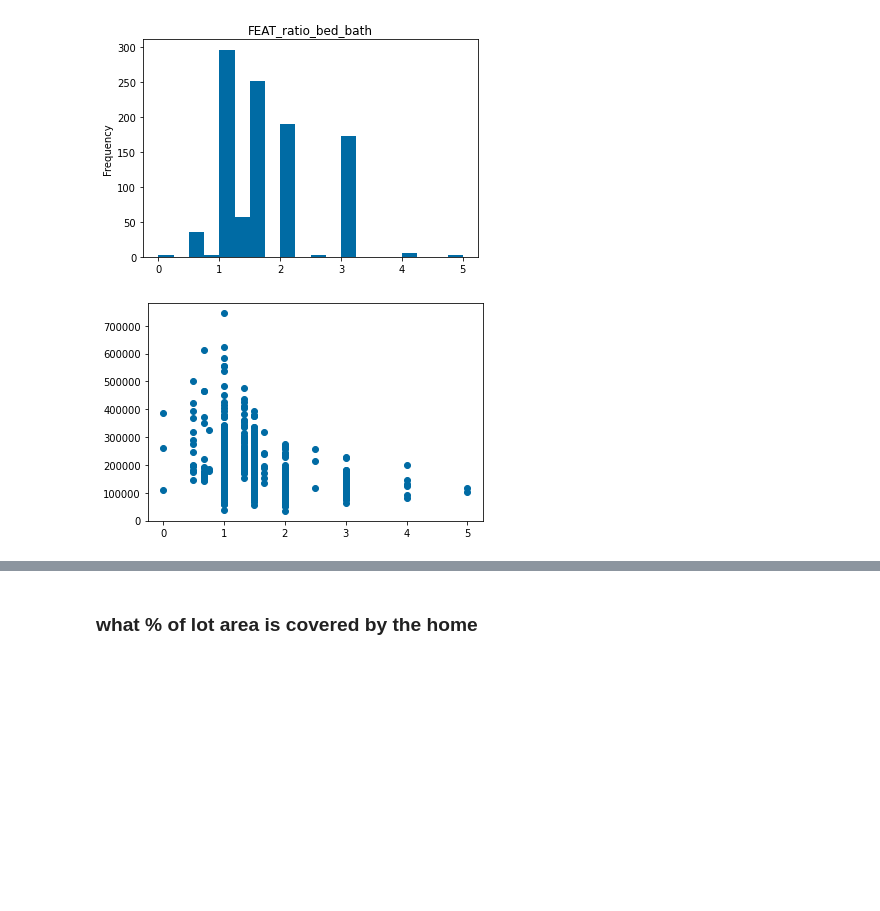
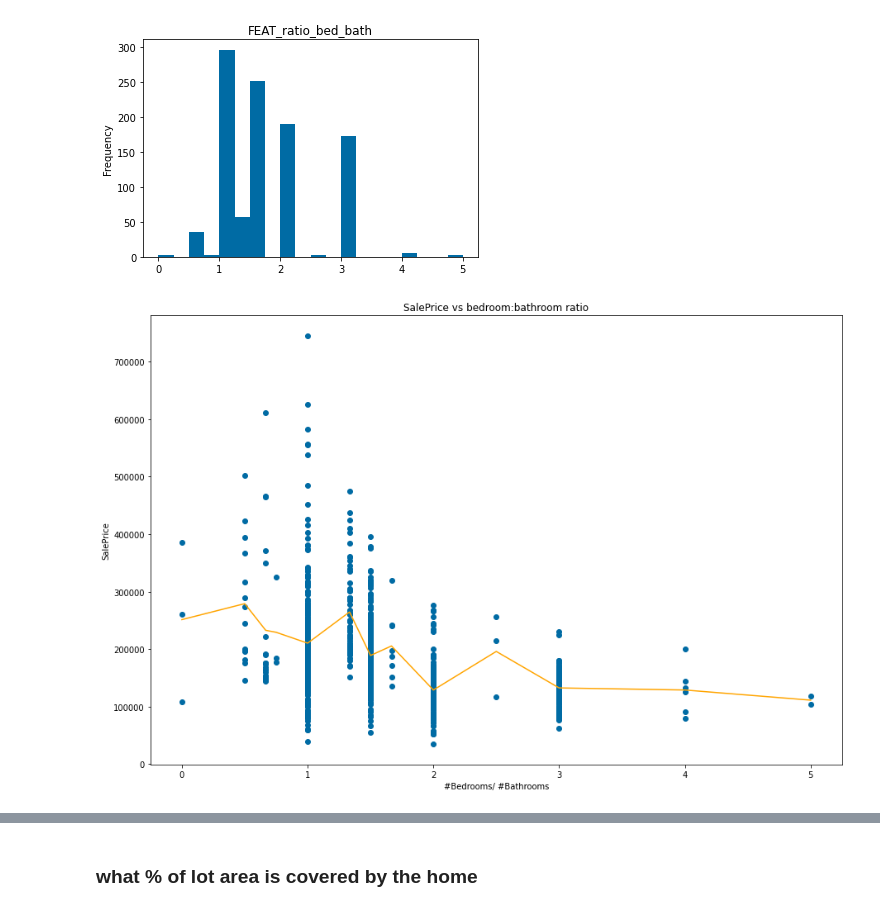
Before and after one commit to jackg1787/house_prices, a Jupyter notebook: notebooks/2_feature_engineering.ipynb, the cells around one changed output, grey strips where cells are left out. Cells and saved outputs as stored; diff of their text form; code cells hidden in the pictures; blank space fills up the shorter version.

```diff
--- a/notebooks/2_feature_engineering.ipynb
+++ b/notebooks/2_feature_engineering.ipynb
@@ -75,6 +75,14 @@ train_train['FEAT_ratio_bed_bath'].plot(kind='hist', title= 'FEAT_ratio_bed_bath
 # %% [output]
 [figure]
 # %%
-plt.scatter(train_train['FEAT_ratio_bed_bath'], train_train['SalePrice']);
+plt.figure(figsize=(15,10))
+plt.scatter(train_train['FEAT_ratio_bed_bath'],
+            train_train['SalePrice']
+            );
+train_train.groupby('FEAT_ratio_bed_bath')['SalePrice'].agg(['mean','count']).sort_index()['mean'].plot(color='#ffa500');
+
+plt.title('SalePrice vs bedroom:bathroom ratio');
+plt.ylabel('SalePrice');
+plt.xlabel('#Bedrooms/ #Bathrooms');
 # %% [output]
-[figure, old version]
+[figure, new version]
```
Also changed, not shown: parts of 13 cells of this notebook, 1 other file.
